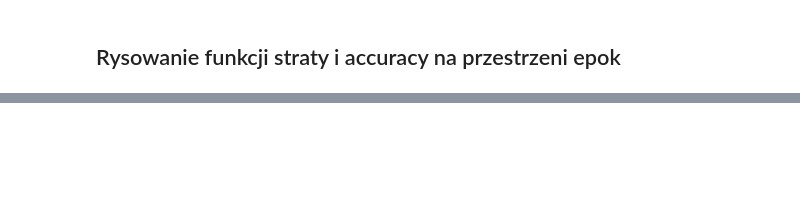
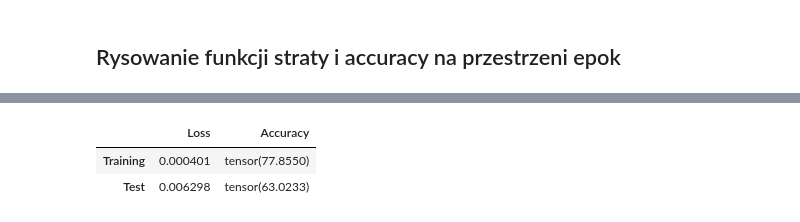
Before and after one commit to python-wizard-old/pytorch_offensive-language-classification, a Jupyter notebook: offensive_language.ipynb, the cells around one changed output, grey strips where cells are left out. Cells and saved outputs as stored; diff of their text form; code cells hidden in the pictures; blank space fills up the shorter version.

```diff
--- a/offensive_language.ipynb
+++ b/offensive_language.ipynb
@@ -506,0 +563,9 @@ plt.show()
+# %%
+# dictionary storing the data
+summary = {
+    "Training": [min(losses), max(accuracy)],
+    "Test": [min(losses_test), max(accuracy_test)]
+}
+
+# dataframe from dict
+summary_df = pd.DataFrame.from_dict(summary, orient='index', columns=['Loss', 'Accuracy'])
@@ -506,0 +587,6 @@ plt.show()
+# %%
+summary_df
+# %% [output]
+|  | Loss | Accuracy |
+| Training | 0.000401 | tensor(77.8550) |
+| Test | 0.006298 | tensor(63.0233) |
```
Also changed, not shown: parts of 31 cells of this notebook.
